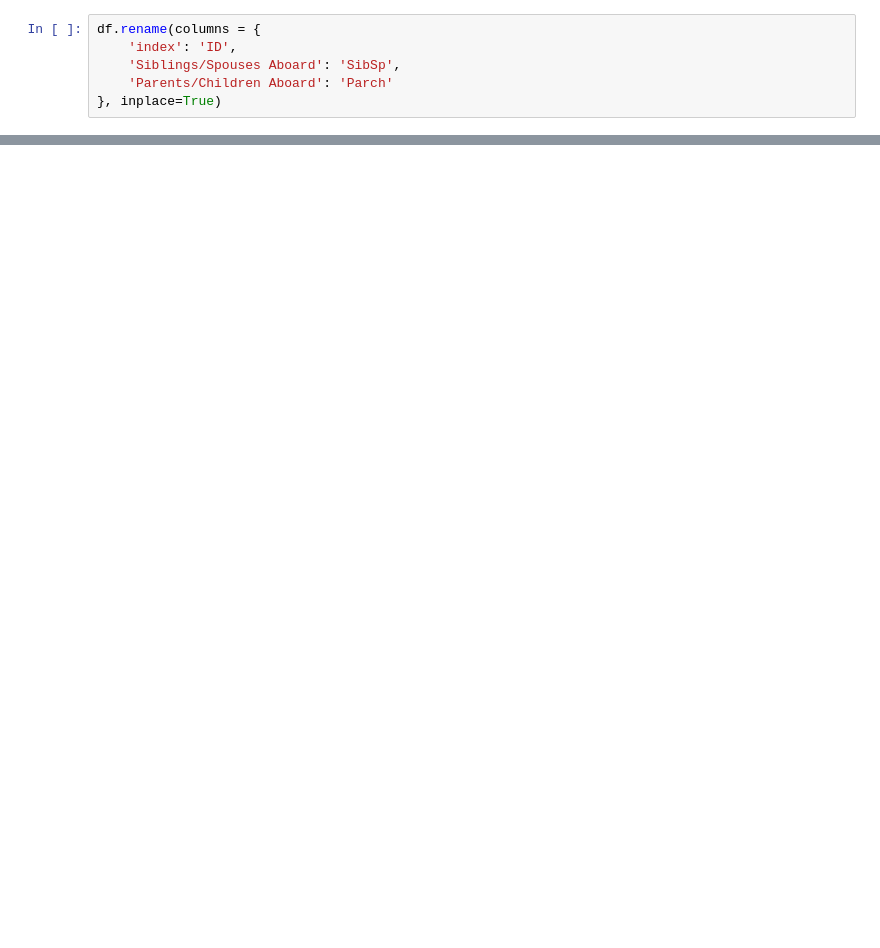
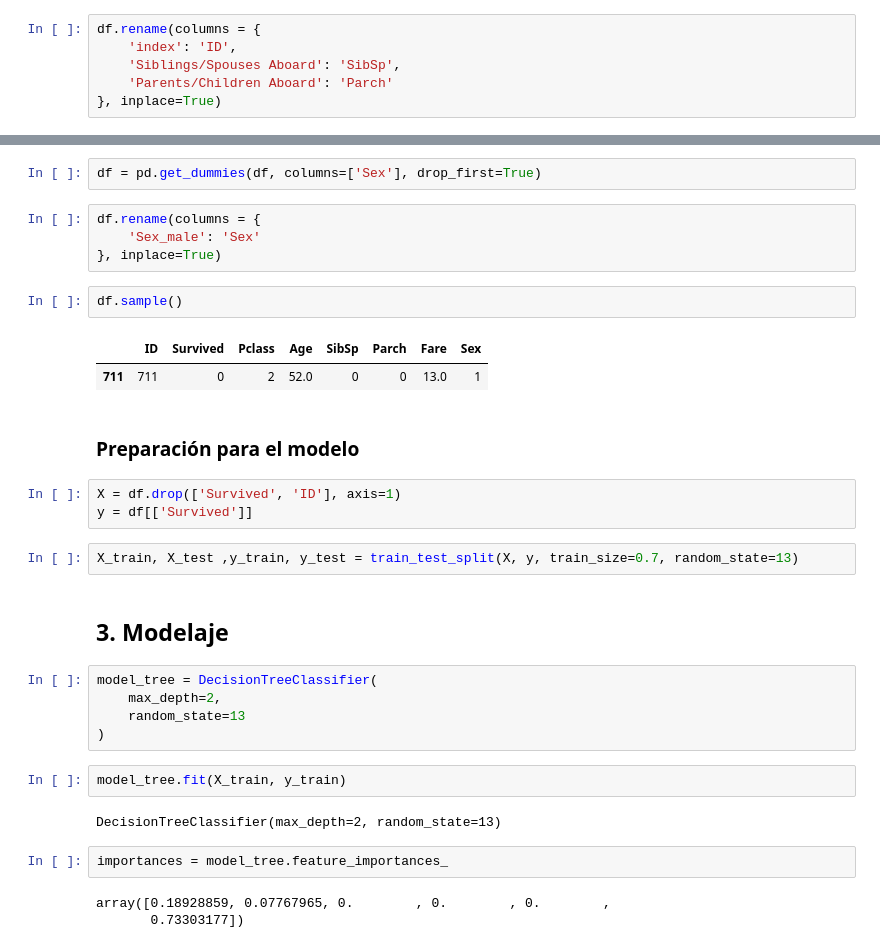
Before and after one commit to JuanFeA98/Machine_Learning, a Jupyter notebook: DecisionTree/Decision_Tree.ipynb, the cells around one changed output, grey strips where cells are left out. Saved outputs shown, nothing was run; the diff lists cells and outputs as text; blank space fills up the shorter version.

```diff
--- a/DecisionTree/Decision_Tree.ipynb
+++ b/DecisionTree/Decision_Tree.ipynb
@@ -89,0 +80,34 @@ df.rename(columns = {
+# %%
+df = pd.get_dummies(df, columns=['Sex'], drop_first=True)
+# %%
+df.rename(columns = {
+    'Sex_male': 'Sex'
+}, inplace=True)
+# %%
+df.sample()
+# %% [output]
+|  | ID | Survived | Pclass | Age | SibSp | Parch | Fare | Sex |
+| 711 | 711 | 0 | 2 | 52.0 | 0 | 0 | 13.0 | 1 |
+# %% [markdown]
+### **Preparación para el modelo**
+# %%
+X = df.drop(['Survived', 'ID'], axis=1)
+y = df[['Survived']]
+# %%
+X_train, X_test ,y_train, y_test = train_test_split(X, y, train_size=0.7, random_state=13)
+# %% [markdown]
+## **3. Modelaje**
+# %%
+model_tree = DecisionTreeClassifier(
+    max_depth=2,
+    random_state=13
+)
+# %%
+model_tree.fit(X_train, y_train)
+# %% [output]
+DecisionTreeClassifier(max_depth=2, random_state=13)
+# %%
+importances = model_tree.feature_importances_
+# %% [output]
+array([0.18928859, 0.07767965, 0.        , 0.        , 0.        ,
+       0.73303177])
```
Also changed, not shown: parts of 20 cells of this notebook.
